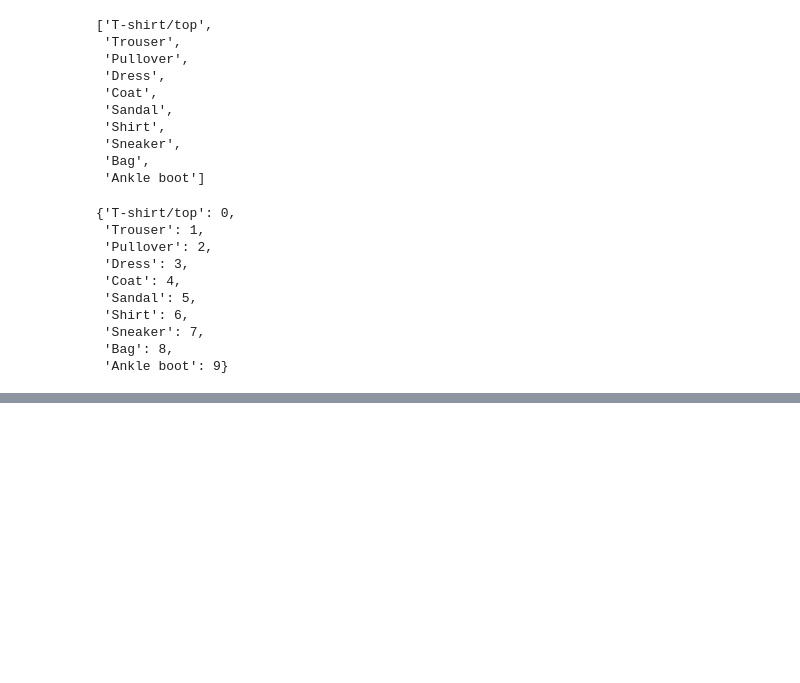
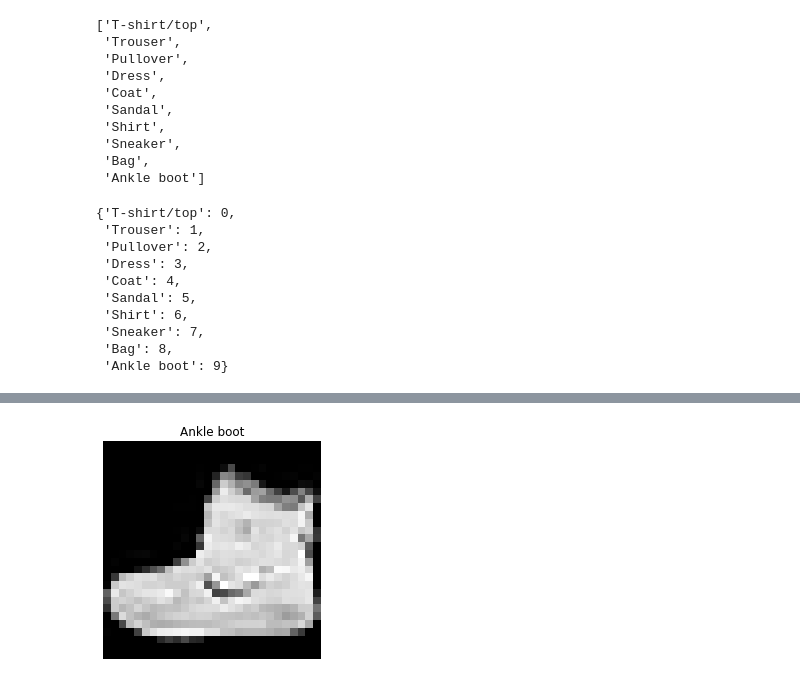
Before and after one commit to ideaguy3d/data-engineering-practice, a Jupyter notebook: ztm_pytorch_practice/s5_computer_vision.ipynb, the cells around one changed output, grey strips where cells are left out. Drawn from its saved outputs; the diff is of its cells as text; code cells hidden in the pictures; blank space fills up the shorter version.

```diff
--- a/ztm_pytorch_practice/s5_computer_vision.ipynb
+++ b/ztm_pytorch_practice/s5_computer_vision.ipynb
@@ -83,0 +106,7 @@ class_to_idx
+# %%
+plt.imshow(image.squeeze(), cmap="gray")
+plt.title(class_names[label])
+plt.axis(False)
+plt.show()
+# %% [output]
+[figure, added]
```
Also changed, not shown: parts of 8 cells of this notebook.
